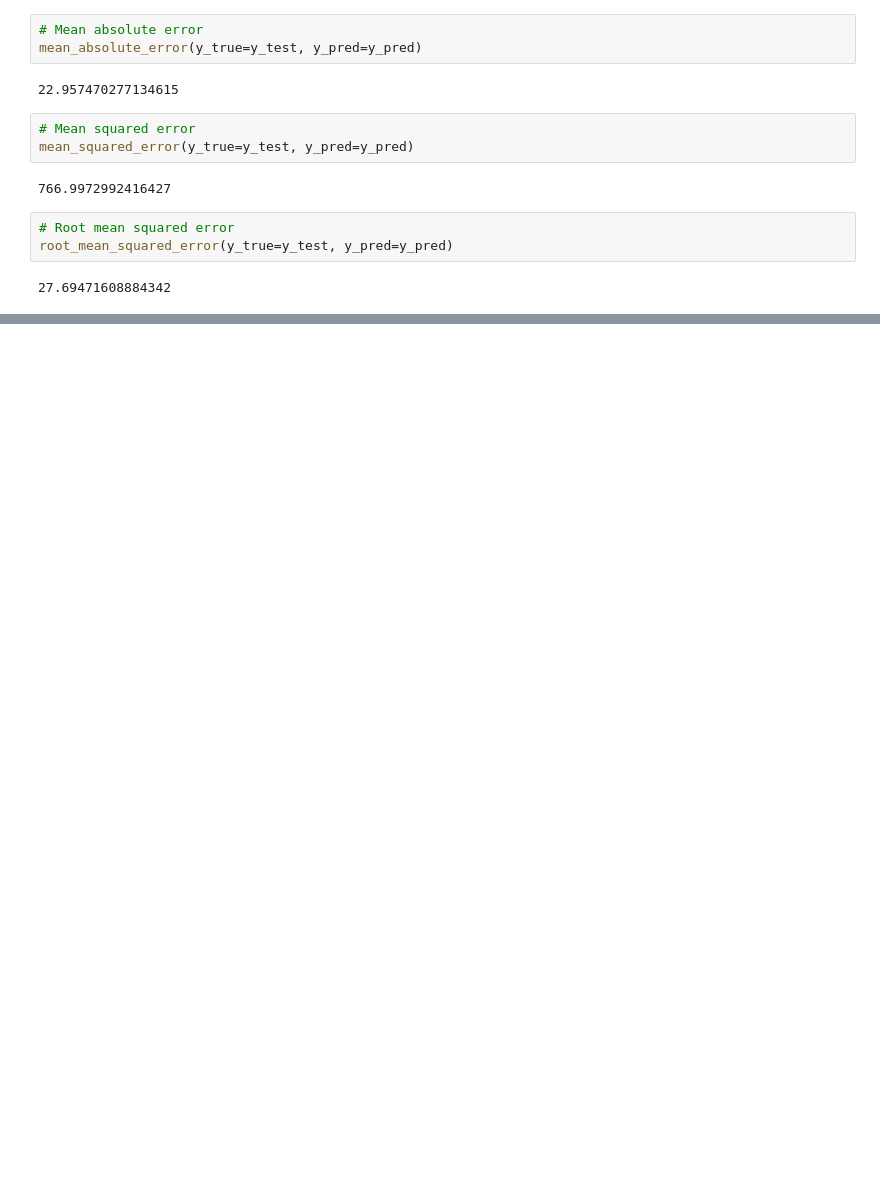
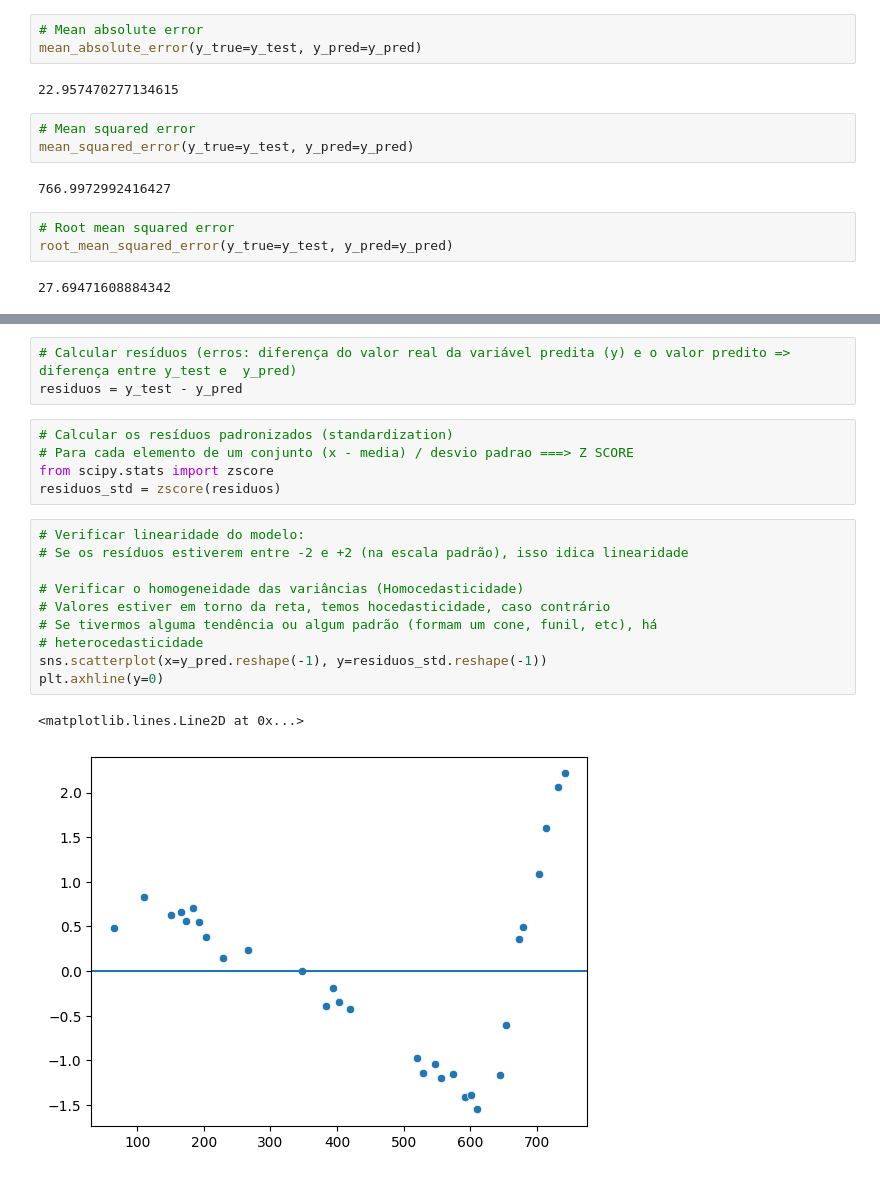
Before and after one commit to soaresmilton/rocketseat_regressao_linear_simples, a Jupyter notebook: modelo_pontuacao.ipynb, the cells around one changed output, grey strips where cells are left out. Saved outputs shown, nothing was run; the diff lists cells and outputs as text; blank space fills up the shorter version.

```diff
--- a/modelo_pontuacao.ipynb
+++ b/modelo_pontuacao.ipynb
@@ -150,0 +157,21 @@ sns.scatterplot(x=x_axis, y=y_pred.reshape(-1), color='red', label='Valores pred
+# %%
+# Calcular resíduos (erros: diferença do valor real da variável predita (y) e o valor predito => diferença entre y_test e  y_pred)
+residuos = y_test - y_pred
+# %%
+# Calcular os resíduos padronizados (standardization)
+# Para cada elemento de um conjunto (x - media) / desvio padrao ===> Z SCORE
+from scipy.stats import zscore
+residuos_std = zscore(residuos)
+# %%
+# Verificar linearidade do modelo:
+# Se os resíduos estiverem entre -2 e +2 (na escala padrão), isso idica linearidade
+
+# Verificar o homogeneidade das variâncias (Homocedasticidade)
+# Valores estiver em torno da reta, temos hocedasticidade, caso contrário
+# Se tivermos alguma tendência ou algum padrão (formam um cone, funil, etc), há
+# heterocedasticidade
+sns.scatterplot(x=y_pred.reshape(-1), y=residuos_std.reshape(-1))
+plt.axhline(y=0)
+# %% [output]
+<matplotlib.lines.Line2D at 0x...>
+[figure, added]
```
Also changed, not shown: parts of 3 cells of this notebook.
